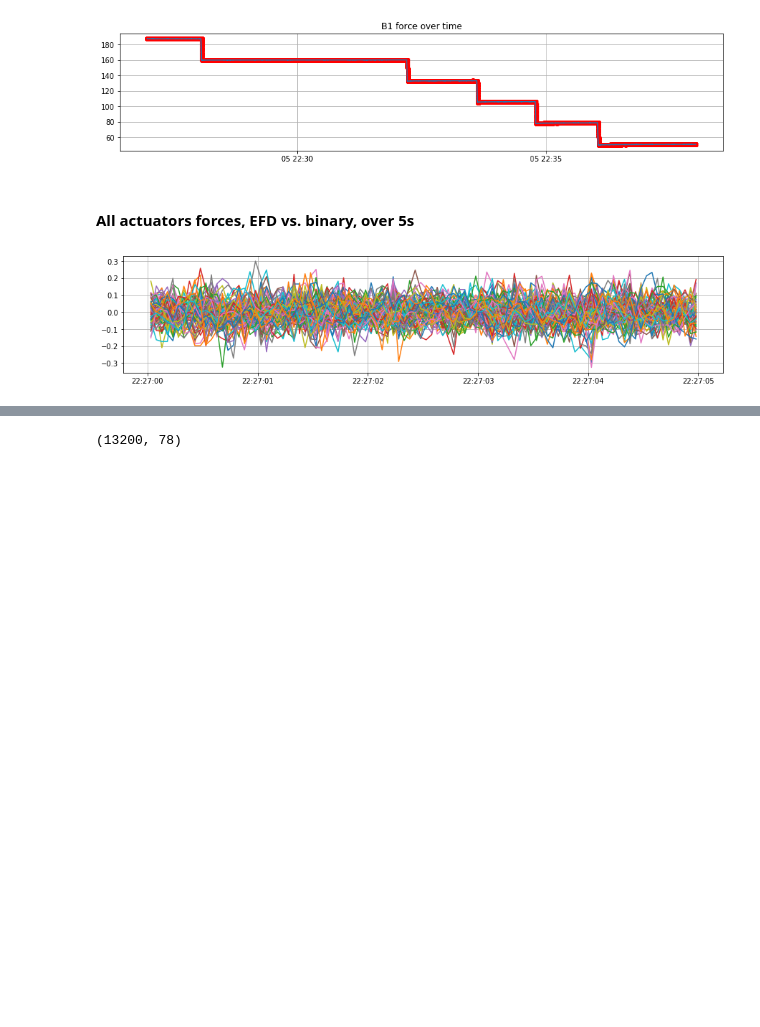
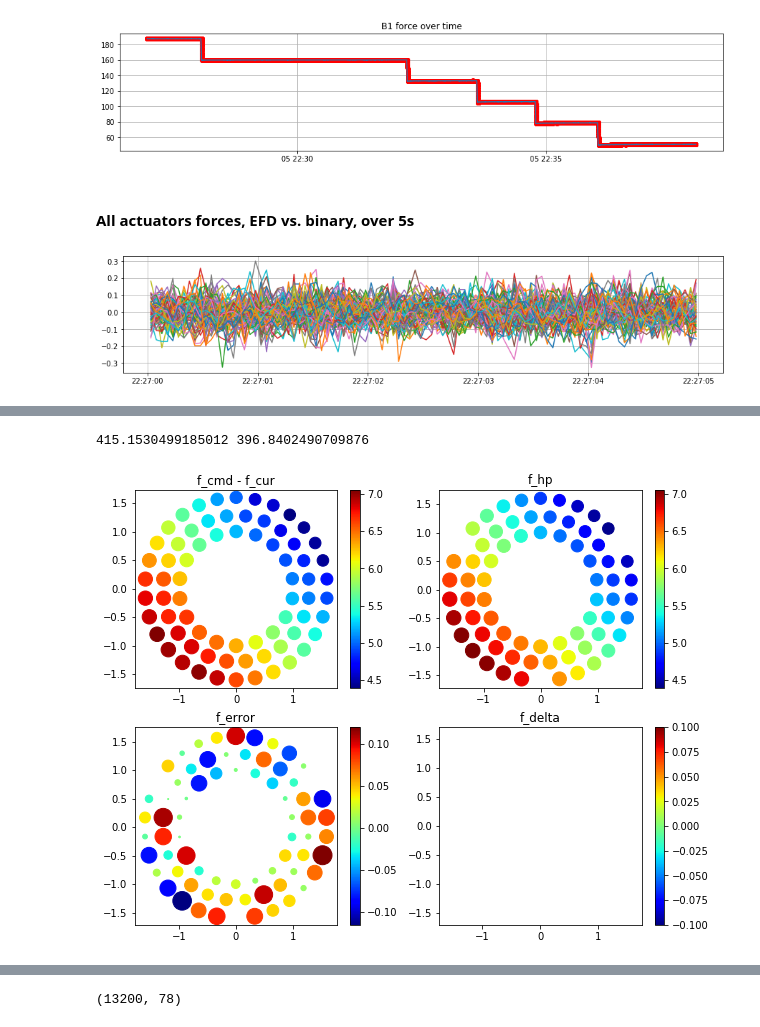
Before and after one commit to bxin/M2_summit_2003, a Jupyter notebook: a01_OL_B1_stroke.ipynb, the cells around one changed output, grey strips where cells are left out. Drawn from its saved outputs; the diff is of its cells as text; code cells hidden in the pictures; blank space fills up the shorter version.

```diff
--- a/a01_OL_B1_stroke.ipynb
+++ b/a01_OL_B1_stroke.ipynb
@@ -249,0 +263,39 @@ No, see below
+# %%
+def plotAllForces(data, col, k1=30, k2=30, k3=3000, k4=3000):
+    fig, ax = plt.subplots(2,2, figsize=(10,8))
+    aa = data['f_cmd'][col,:72]- data['force'][col,:72]
+    img = ax[0][0].scatter(xact, yact, c=aa, s=abs(aa)*k1)
+    ax[0][0].set_title('f_cmd - f_cur')
+    fig.colorbar(img, ax=ax[0][0])
+    y1 = min(aa)
+    y2 = max(aa)
+
+    aa = data['f_hp'][col,:72]
+    img = ax[0][1].scatter(xact, yact, c=aa, s=abs(aa)*k2, vmin=y1, vmax=y2)
+    ax[0][1].set_title('f_hp')
+    fig.colorbar(img, ax=ax[0][1])
+
+    aa = data['f_error'][col,:72]
+    img = ax[1][0].scatter(xact, yact, c=aa, s=abs(aa)*k3)
+    ax[1][0].set_title('f_error')
+    fig.colorbar(img, ax=ax[1][0])
+
+    aa = data['f_delta'][col,:72]
+    img = ax[1][1].scatter(xact, yact, c=aa, s=abs(aa)*k4)
+    ax[1][1].set_title('f_delta')
+    fig.colorbar(img, ax=ax[1][1])
+
+
+    ax[0][0].axis('equal')
+    ax[0][1].axis('equal')
+    ax[1][0].axis('equal')
+    ax[1][1].axis('equal')
+
+    sumdiff = sum(data['f_cmd'][0,:72]- data['force'][0,:72] )
+    sumfhp = sum(data['f_hp'][0,:72])
+    print(sumdiff, sumfhp)
+
+plotAllForces(data,0)
+# %% [output]
+415.1530499185012 396.8402490709876
+[figure, added]
```
Also changed, not shown: parts of 21 cells of this notebook, 2 other files.
